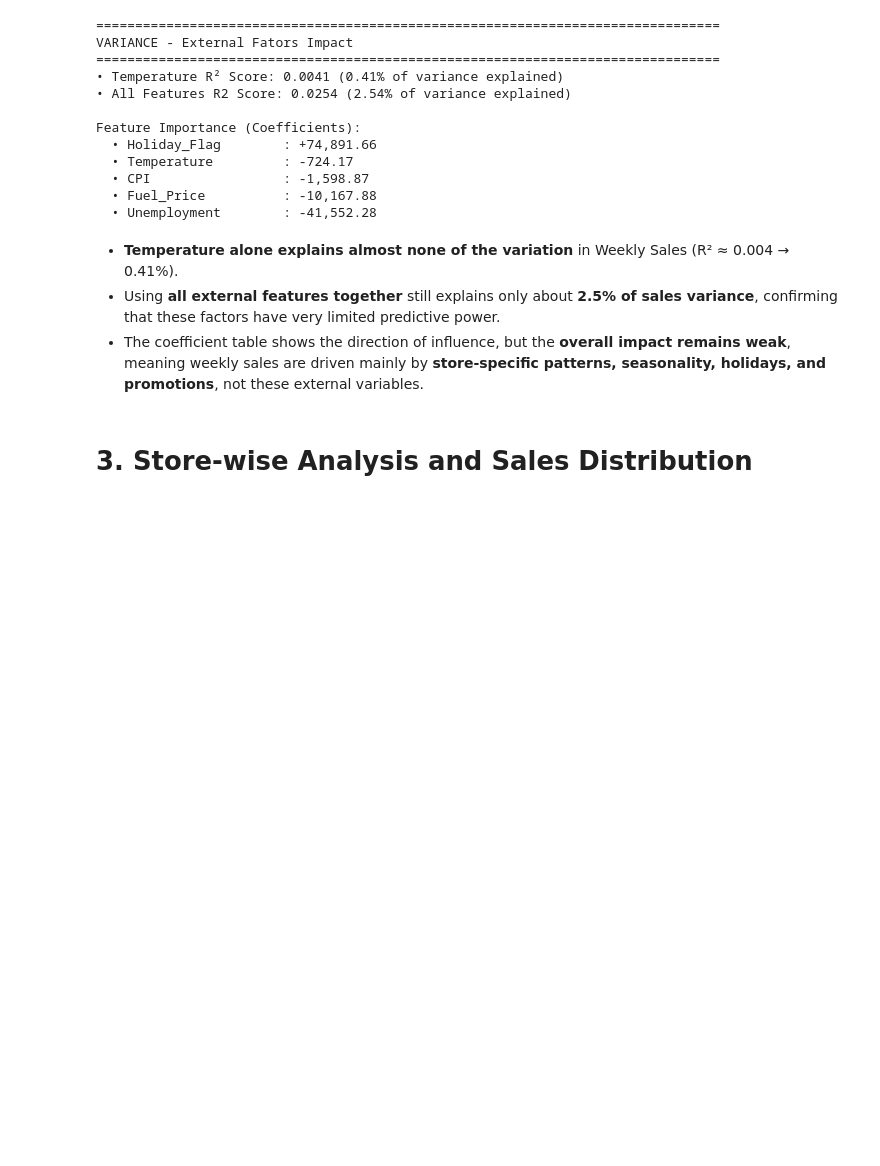
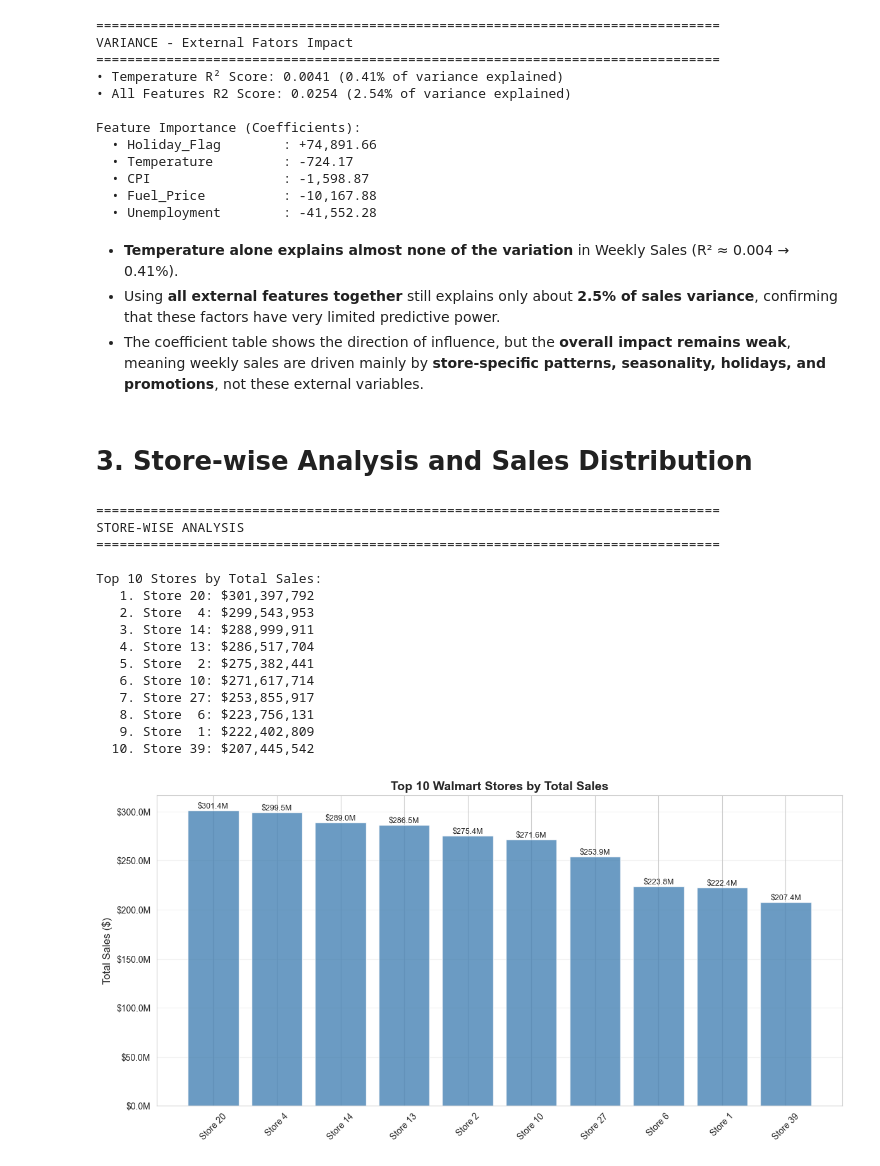
Before and after one commit to Fatim-Zhra/walmart-sales-forecasting-timeseries, a Jupyter notebook: notebooks/Walmart_Time_Series_Forecasting_Final.ipynb, the cells around one changed output. Drawn from its saved outputs; the diff is of its cells as text; code cells hidden in the pictures; blank space fills up the shorter version.

Commit message:
Store-based analysis 1

```diff
--- a/notebooks/Walmart_Time_Series_Forecasting_Final.ipynb
+++ b/notebooks/Walmart_Time_Series_Forecasting_Final.ipynb
@@ -188,3 +188,49 @@ Feature Importance (Coefficients):
 * The coefficient table shows the direction of influence, but the **overall impact remains weak**, meaning weekly sales are driven mainly by **store-specific patterns, seasonality, holidays, and promotions**, not these external variables.
 # %% [markdown]
 # 3. **Store-wise Analysis and Sales Distribution**
+# %%
+print("\n" + "="*80)
+print("STORE-WISE ANALYSIS")
+print("="*80)
+
+# Total sales by store
+store_total_sales = df.groupby('Store')['Weekly_Sales'].sum().sort_values(ascending=False)
+print(f"\nTop 10 Stores by Total Sales:")
+for i, (store, sales) in enumerate(store_total_sales.head(10).items(), 1):
+    print(f"  {i:2d}. Store {store:2d}: ${sales:,.0f}")
+
+# Visualize top 10 stores
+plt.figure(figsize=(12, 6))
+top_10_stores = store_total_sales.head(10)
+bars = plt.bar(range(len(top_10_stores)), top_10_stores.values, color='steelblue', alpha=0.8)
+plt.xticks(range(len(top_10_stores)), [f"Store {s}" for s in top_10_stores.index], rotation=45)
+plt.ylabel('Total Sales ($)', fontsize=12)
+plt.title('Top 10 Walmart Stores by Total Sales', fontsize=14, fontweight='bold')
+plt.gca().yaxis.set_major_formatter(mticker.FuncFormatter(lambda x, _: f'${int(x/1e6):.1f}M'))
+
+# Add value labels
+for bar in bars:
+    height = bar.get_height()
+    plt.text(bar.get_x() + bar.get_width()/2., height,
+            f'${height/1e6:.1f}M', ha='center', va='bottom', fontsize=9)
+
+plt.grid(axis='y', alpha=0.3)
+plt.tight_layout()
+plt.show()
+# %% [output]
+================================================================================
+STORE-WISE ANALYSIS
+================================================================================
+
+Top 10 Stores by Total Sales:
+   1. Store 20: $301,397,792
+   2. Store  4: $299,543,953
+   3. Store 14: $288,999,911
+   4. Store 13: $286,517,704
+   5. Store  2: $275,382,441
+   6. Store 10: $271,617,714
+   7. Store 27: $253,855,917
+   8. Store  6: $223,756,131
+   9. Store  1: $222,402,809
+  10. Store 39: $207,445,542
+[figure, added]
```
Also changed, not shown: parts of 4 cells of this notebook.
